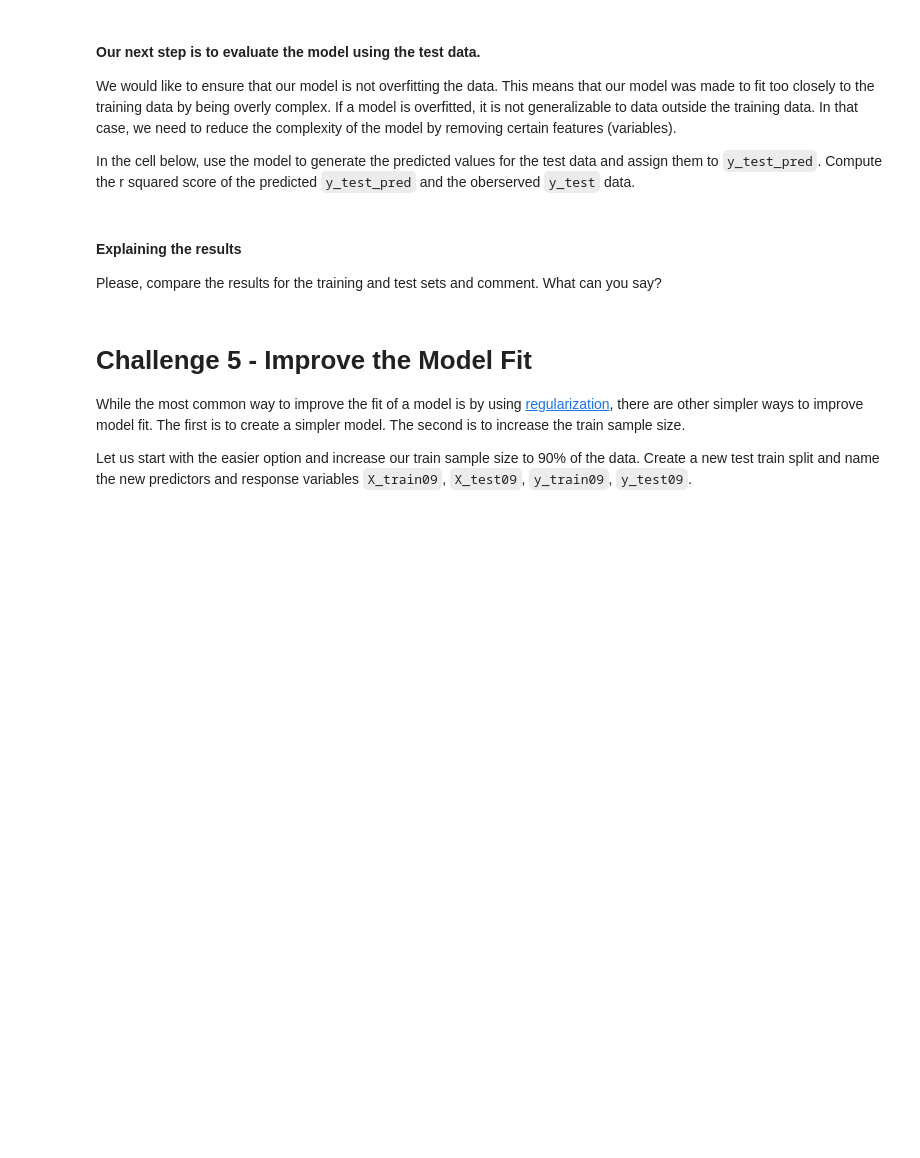
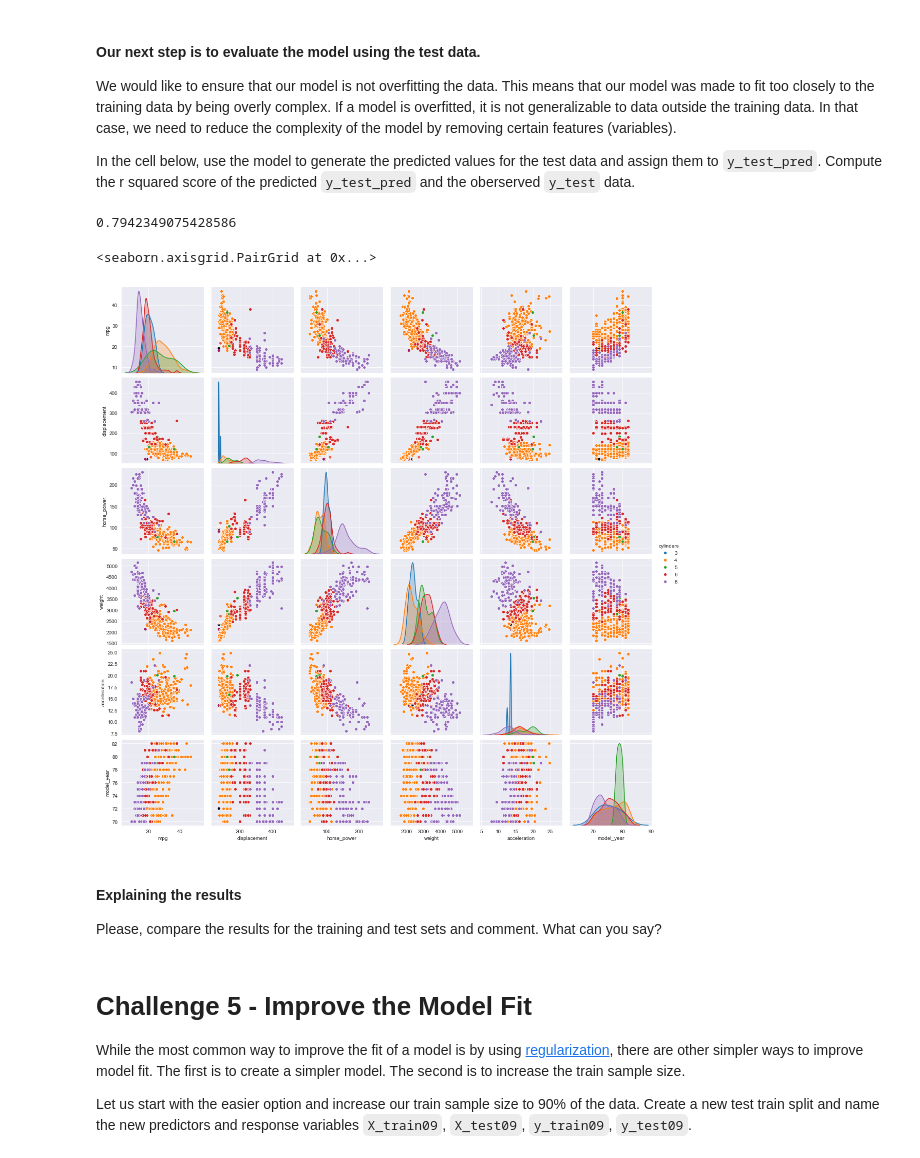
Before and after one commit to ta-data-bcn/lab-supervised-learning-sklearn, a Jupyter notebook: your-code/main.ipynb, the cells around one changed output. Drawn from its saved outputs; the diff is of its cells as text; code cells hidden in the pictures; blank space fills up the shorter version.

```diff
--- a/your-code/main.ipynb
+++ b/your-code/main.ipynb
@@ -147,6 +298,7 @@ Now that we have dealt with data that has been formatted for scikit-learn, let's
 In the next cell, load the `auto-mpg.csv` file included in this folder and assign it to a variable called `auto`.
 # %%
 # your code here
+df_auto = pd.read_csv("../data/auto-mpg.csv")
 # %% [markdown]
 Look at the first 5 rows using the `head()` function:
 # %%
@@ -166,2 +351,4 @@ Check the dataset for missing values and remove all rows containing at least one
+# %%
+df_auto = df_auto.dropna()
 # %% [markdown]
 Find the frequency table for the `cylinders` column using the `value_counts()` function. How many possible values of cylinders are there?
@@ -175,3 +370,4 @@ Assign the predictor and response training data to `X_train` and `y_train` respe
 *Hint: To separate data for training and test, use the `train_test_split` method we used in previous labs.*
 # %%
 # your code here
+df_auto = df_auto.drop(["car_name"], axis=1)
@@ -211,6 +426,16 @@ We would like to ensure that our model is not overfitting the data. This means t
 In the cell below, use the model to generate the predicted values for the test data and assign them to `y_test_pred`. Compute the r squared score of the predicted `y_test_pred` and the oberserved `y_test` data.
 # %%
 # your code here
+y_test_pred = auto_model.predict(X_test)
+sk.metrics.r2_score(y_test, y_test_pred)
+# %% [output]
+0.7942349075428586
+# %%
+sb.set_style('darkgrid')
+sb.pairplot(df_auto, hue='cylinders')
+# %% [output]
+<seaborn.axisgrid.PairGrid at 0x...>
+[figure, added]
 # %% [markdown]
 #### Explaining the results
 
```
Also changed, not shown: parts of 48 cells of this notebook.
